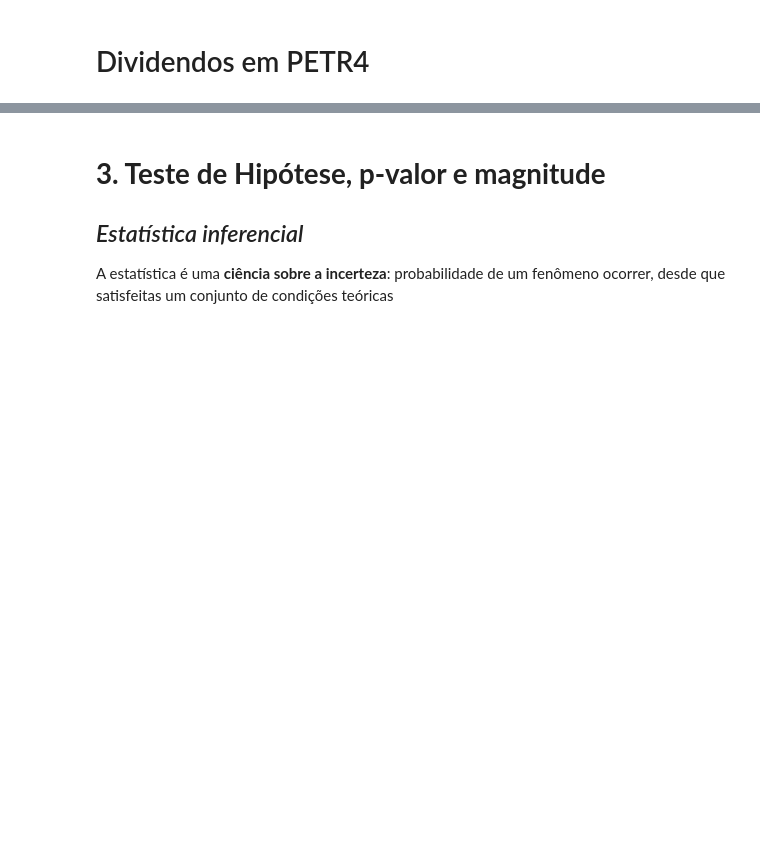
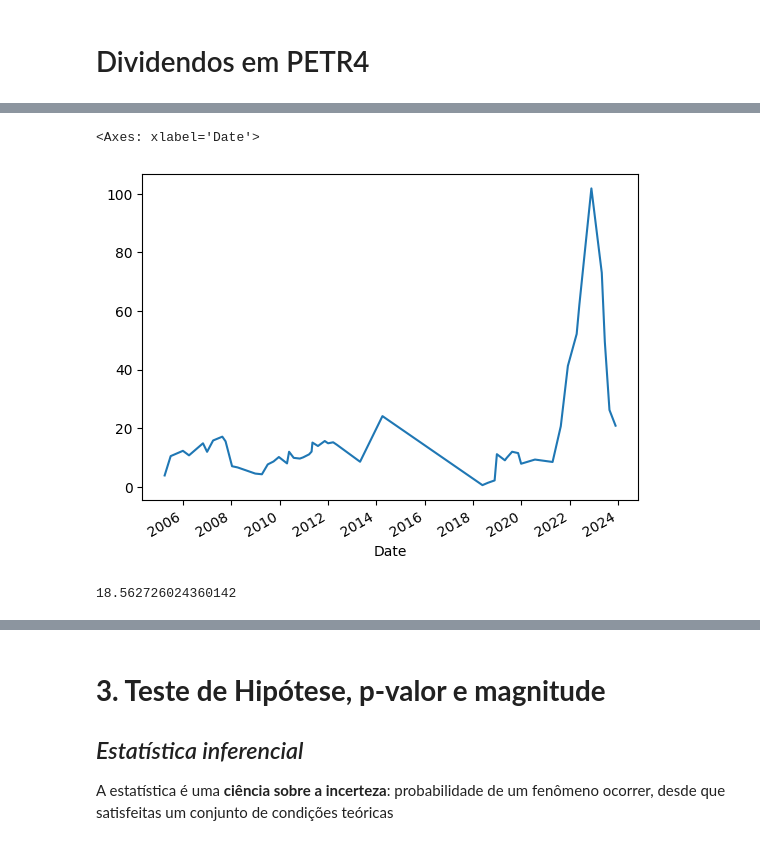
Before and after one commit to Akirahori/Mercado-Financeiro, a Jupyter notebook: Mód_4 - Estatística no Mercado Financeiro-checkpoint.ipynb, the cells around one changed output, grey strips where cells are left out. Drawn from its saved outputs; the diff is of its cells as text; code cells hidden in the pictures; blank space fills up the shorter version.

```diff
--- a/Mód_4 - Estatística no Mercado Financeiro-checkpoint.ipynb
+++ b/Mód_4 - Estatística no Mercado Financeiro-checkpoint.ipynb
@@ -388,0 +460,9 @@ ValueError: window must be an integer 0 or greater
+# %%
+dy_petr4.DY.plot()
+# %% [output]
+<Axes: xlabel='Date'>
+[figure, added]
+# %%
+np.mean(dy_petr4.DY)
+# %% [output]
+18.562726024360142
```
Also changed, not shown: parts of 48 cells of this notebook.
